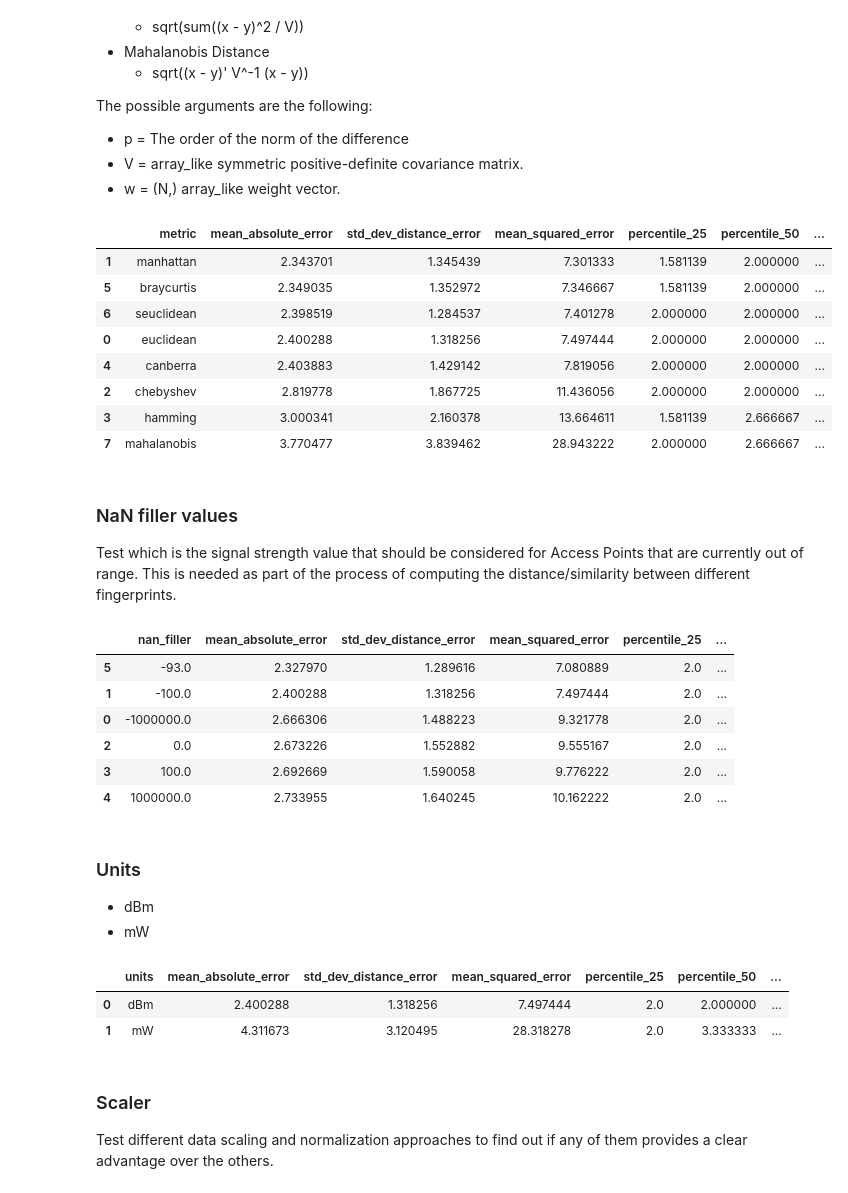
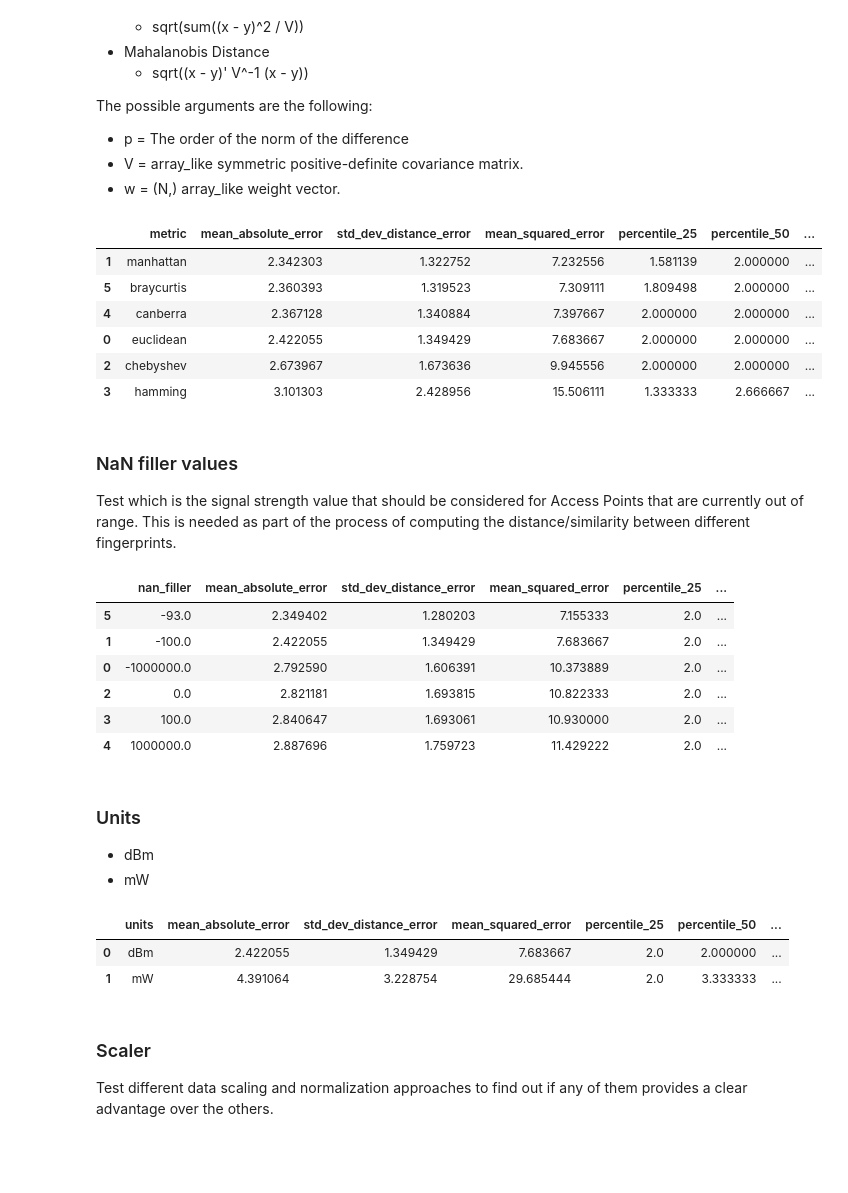
Before and after one commit to YanuX-Framework/YanuX-Cruncher, a Jupyter notebook: CruncherLab.ipynb, the cells around one changed output. Saved outputs shown, nothing was run; the diff lists cells and outputs as text; code cells hidden in the pictures; blank space fills up the shorter version.

```diff
--- a/CruncherLab.ipynb
+++ b/CruncherLab.ipynb
@@ -177,3 +230,6 @@ Scenarios Generated!
+# %%
+default_data_scenario = data_scenarios["train_test_split_data"]
+default_test_data_scenario = test_data_scenarios["train_test_split_data"]
 # %% [markdown]
 ## Playground ##
 # %% [markdown]
@@ -187,8 +243,8 @@ nan_filler=-100
 algorithms = ["brute", "kd_tree", "ball_tree"]
 leaf_sizes = range(10, 60, 10)
 
-curr_data = data_scenarios["full_data"].fillna(nan_filler)
-curr_test_data = test_data_scenarios["full_data"].fillna(nan_filler)
+curr_data = default_data_scenario.fillna(nan_filler)
+curr_test_data = default_test_data_scenario.fillna(nan_filler)
 
 # Just a metrics accumulator
 metrics = []
@@ -242,8 +298,8 @@ weights="uniform"
 metric="euclidean"
 nan_filler=-100
 
-curr_data = data_scenarios["full_data"].fillna(nan_filler)
-curr_test_data = test_data_scenarios["full_data"].fillna(nan_filler)
+curr_data = default_data_scenario.fillna(nan_filler)
+curr_test_data = default_test_data_scenario.fillna(nan_filler)
 
 # Just a metrics accumulator
 metrics = []
@@ -279,8 +335,8 @@ weights=["uniform", "distance"]
 metric="euclidean"
 nan_filler=-100
 
-curr_data = data_scenarios["full_data"].fillna(nan_filler)
-curr_test_data = test_data_scenarios["full_data"].fillna(nan_filler)
+curr_data = default_data_scenario.fillna(nan_filler)
+curr_test_data = default_test_data_scenario.fillna(nan_filler)
 
 # Just a metrics accumulator
 metrics = []
@@ -339,47 +395,47 @@ The possible arguments are the following:
 # %%
 n_neighbors=3
 weights="uniform"
-metric=["euclidean","manhattan", "chebyshev",
+metric=[
+        "euclidean","manhattan", "chebyshev",
         "hamming", "canberra", "braycurtis",
-        "seuclidean", "mahalanobis"]
+        #"seuclidean", "mahalanobis"
+       ]
 nan_filler=-100
 
-curr_data = data_scenarios["full_data"].fillna(nan_filler)
-curr_test_data = test_data_scenarios["full_data"].fillna(nan_filler)
+curr_data = default_data_scenario.fillna(nan_filler)
+curr_test_data = default_test_data_scenario.fillna(nan_filler)
 
 # Just a metrics accumulator
 metrics = []
 for m in metric:
     if metric in ["mahalanobis", "seuclidean"]:
         metric_params = {'V': np.cov(curr_data[mac_addresses])}
     else:
         metric_params = None
     curr_metrics = experiment_metrics(knn_experiment(curr_data,
                                                      mac_addresses,
                                                      ["x", "y"],
                                                      algorithm="brute",
                                                      n_neighbors=n_neighbors,
                                                      weights=weights,
                                                      metric=m,
                                                      metric_params=metric_params,
                                                      test_data=curr_test_data))
     curr_metrics["metric"] = m
     metrics.append(curr_metrics)
 
 cols = ["metric"] + list(curr_metrics.keys())[:-1]
 metrics_table = pd.DataFrame(metrics, columns=cols)
 metrics_table.to_csv(output_data_directory + "/metrics-metric.csv")
 metrics_table.sort_values(cols[1:])
 # %% [output]
 |  | metric | mean_absolute_error | std_dev_distance_error | mean_squared_error | percentile_25 | percentile_50 | ... |
-| 1 | manhattan | 2.343701 | 1.345439 | 7.301333 | 1.581139 | 2.000000 | ... |
-| 5 | braycurtis | 2.349035 | 1.352972 | 7.346667 | 1.581139 | 2.000000 | ... |
-| 6 | seuclidean | 2.398519 | 1.284537 | 7.401278 | 2.000000 | 2.000000 | ... |
-| 0 | euclidean | 2.400288 | 1.318256 | 7.497444 | 2.000000 | 2.000000 | ... |
-| 4 | canberra | 2.403883 | 1.429142 | 7.819056 | 2.000000 | 2.000000 | ... |
-| 2 | chebyshev | 2.819778 | 1.867725 | 11.436056 | 2.000000 | 2.000000 | ... |
-| 3 | hamming | 3.000341 | 2.160378 | 13.664611 | 1.581139 | 2.666667 | ... |
-| 7 | mahalanobis | 3.770477 | 3.839462 | 28.943222 | 2.000000 | 2.666667 | ... |
+| 1 | manhattan | 2.342303 | 1.322752 | 7.232556 | 1.581139 | 2.000000 | ... |
+| 5 | braycurtis | 2.360393 | 1.319523 | 7.309111 | 1.809498 | 2.000000 | ... |
+| 4 | canberra | 2.367128 | 1.340884 | 7.397667 | 2.000000 | 2.000000 | ... |
+| 0 | euclidean | 2.422055 | 1.349429 | 7.683667 | 2.000000 | 2.000000 | ... |
+| 2 | chebyshev | 2.673967 | 1.673636 | 9.945556 | 2.000000 | 2.000000 | ... |
+| 3 | hamming | 3.101303 | 2.428956 | 15.506111 | 1.333333 | 2.666667 | ... |
 # %% [markdown]
 ### NaN filler values ###
 
@@ -394,8 +450,8 @@ nan_filler = [-1000000, -100, 0, 100, 1000000,
 # Just a metrics accumulator
 metrics = []
 for nf in nan_filler:
-    curr_data = data_scenarios["full_data"].fillna(nf)
-    curr_test_data = test_data_scenarios["full_data"].fillna(nf)
+    curr_data = default_data_scenario.fillna(nf)
+    curr_test_data = default_test_data_scenario.fillna(nf)
     curr_metrics = experiment_metrics(knn_experiment(curr_data,
                                                      mac_addresses,
                                                      ["x", "y"],
@@ -413,12 +469,12 @@ metrics_table.to_csv(output_data_directory + "/metrics-nan_filler.csv")
 metrics_table.sort_values(cols[1:])
 # %% [output]
 |  | nan_filler | mean_absolute_error | std_dev_distance_error | mean_squared_error | percentile_25 | ... |
-| 5 | -93.0 | 2.327970 | 1.289616 | 7.080889 | 2.0 | ... |
-| 1 | -100.0 | 2.400288 | 1.318256 | 7.497444 | 2.0 | ... |
-| 0 | -1000000.0 | 2.666306 | 1.488223 | 9.321778 | 2.0 | ... |
-| 2 | 0.0 | 2.673226 | 1.552882 | 9.555167 | 2.0 | ... |
-| 3 | 100.0 | 2.692669 | 1.590058 | 9.776222 | 2.0 | ... |
-| 4 | 1000000.0 | 2.733955 | 1.640245 | 10.162222 | 2.0 | ... |
+| 5 | -93.0 | 2.349402 | 1.280203 | 7.155333 | 2.0 | ... |
+| 1 | -100.0 | 2.422055 | 1.349429 | 7.683667 | 2.0 | ... |
+| 0 | -1000000.0 | 2.792590 | 1.606391 | 10.373889 | 2.0 | ... |
+| 2 | 0.0 | 2.821181 | 1.693815 | 10.822333 | 2.0 | ... |
+| 3 | 100.0 | 2.840647 | 1.693061 | 10.930000 | 2.0 | ... |
+| 4 | 1000000.0 | 2.887696 | 1.759723 | 11.429222 | 2.0 | ... |
 # %% [markdown]
 ### Units ###
 - dBm
@@ -433,8 +489,8 @@ nan_filler=-100
 metrics = []
 
 # Use the directly measured dBm values
-curr_data = data_scenarios["full_data"].fillna(nan_filler)
-curr_test_data = test_data_scenarios["full_data"].fillna(nan_filler)
+curr_data = default_data_scenario.fillna(nan_filler)
+curr_test_data = default_test_data_scenario.fillna(nan_filler)
 curr_metrics = experiment_metrics(knn_experiment(curr_data,
                                                  mac_addresses,
                                                  ["x", "y"],
@@ -467,8 +523,8 @@ metrics_table.to_csv(output_data_directory + "/metrics-units.csv")
 metrics_table.sort_values(cols[1:])
 # %% [output]
 |  | units | mean_absolute_error | std_dev_distance_error | mean_squared_error | percentile_25 | percentile_50 | ... |
-| 0 | dBm | 2.400288 | 1.318256 | 7.497444 | 2.0 | 2.000000 | ... |
-| 1 | mW | 4.311673 | 3.120495 | 28.318278 | 2.0 | 3.333333 | ... |
+| 0 | dBm | 2.422055 | 1.349429 | 7.683667 | 2.0 | 2.000000 | ... |
+| 1 | mW | 4.391064 | 3.228754 | 29.685444 | 2.0 | 3.333333 | ... |
 # %% [markdown]
 ### Scaler ###
 Test different data scaling and normalization approaches to find out if any of them provides a clear advantage over the others.
```
Also changed, not shown: parts of 15 cells of this notebook.
